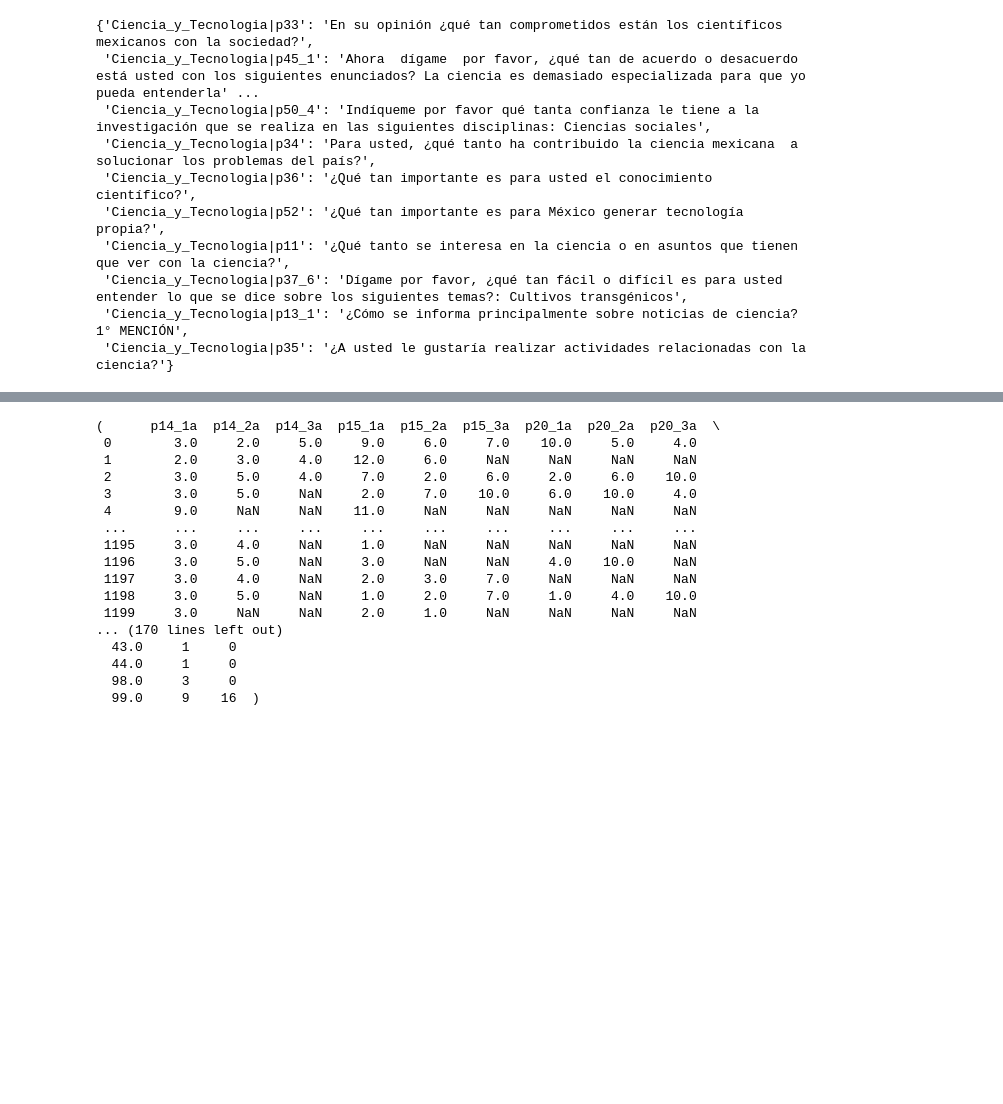
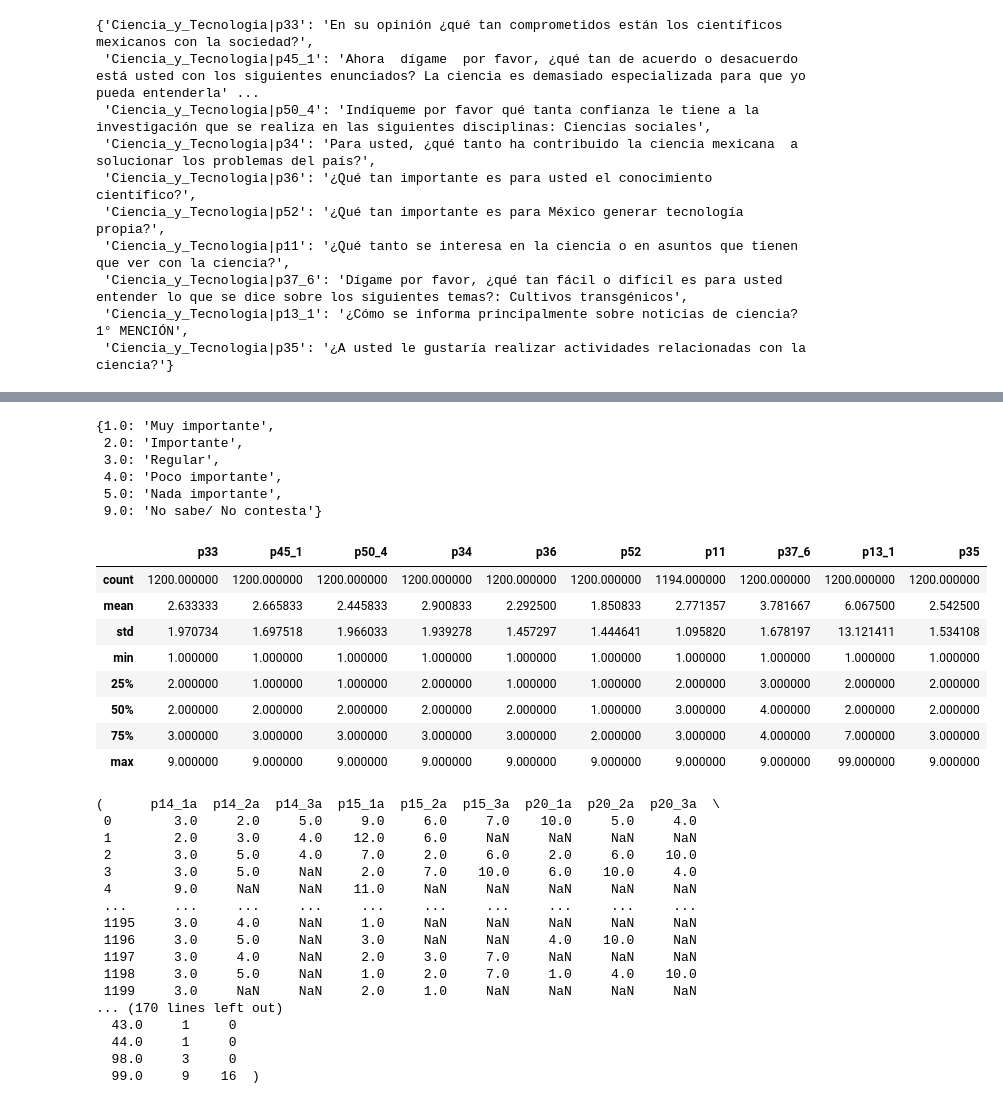
Before and after one commit to salvadorVMA/navegador, a Jupyter notebook: test_genai.ipynb, the cells around one changed output, grey strips where cells are left out. Drawn from its saved outputs; the diff is of its cells as text; code cells hidden in the pictures; blank space fills up the shorter version.

```diff
--- a/test_genai.ipynb
+++ b/test_genai.ipynb
@@ -874,0 +895,4 @@ sel_dict
+# %%
+tmp_var_lst= [var_st.split('|')[1] for var_st in sel_dict.keys()]
+
+tmp_var_lst
@@ -875,3 +966,24 @@ sel_dict
+# %%
+tmp_val_etq_dict['p52']
+# %% [output]
+{1.0: 'Muy importante',
+ 2.0: 'Importante',
+ 3.0: 'Regular',
+ 4.0: 'Poco importante',
+ 5.0: 'Nada importante',
+ 9.0: 'No sabe/ No contesta'}
+# %%
+enc_dict[enc_ID]['dataframe'][tmp_var_lst].describe()
+# %% [output]
+|  | p33 | p45_1 | p50_4 | p34 | p36 | p52 | p11 | p37_6 | p13_1 | p35 |
+| count | 1200.000000 | 1200.000000 | 1200.000000 | 1200.000000 | 1200.000000 | 1200.000000 | 1194.000000 | 1200.000000 | 1200.000000 | 1200.000000 |
+| mean | 2.633333 | 2.665833 | 2.445833 | 2.900833 | 2.292500 | 1.850833 | 2.771357 | 3.781667 | 6.067500 | 2.542500 |
+| std | 1.970734 | 1.697518 | 1.966033 | 1.939278 | 1.457297 | 1.444641 | 1.095820 | 1.678197 | 13.121411 | 1.534108 |
+| min | 1.000000 | 1.000000 | 1.000000 | 1.000000 | 1.000000 | 1.000000 | 1.000000 | 1.000000 | 1.000000 | 1.000000 |
+| 25% | 2.000000 | 1.000000 | 1.000000 | 2.000000 | 1.000000 | 1.000000 | 2.000000 | 3.000000 | 2.000000 | 2.000000 |
+| 50% | 2.000000 | 2.000000 | 2.000000 | 2.000000 | 2.000000 | 1.000000 | 3.000000 | 4.000000 | 2.000000 | 2.000000 |
+| 75% | 3.000000 | 3.000000 | 3.000000 | 3.000000 | 3.000000 | 2.000000 | 3.000000 | 4.000000 | 7.000000 | 3.000000 |
+| max | 9.000000 | 9.000000 | 9.000000 | 9.000000 | 9.000000 | 9.000000 | 9.000000 | 9.000000 | 99.000000 | 9.000000 |
 # %%
 # # generación aumentada: prompt + pregunta + documentos
 
```
Also changed, not shown: parts of 5 cells of this notebook.
